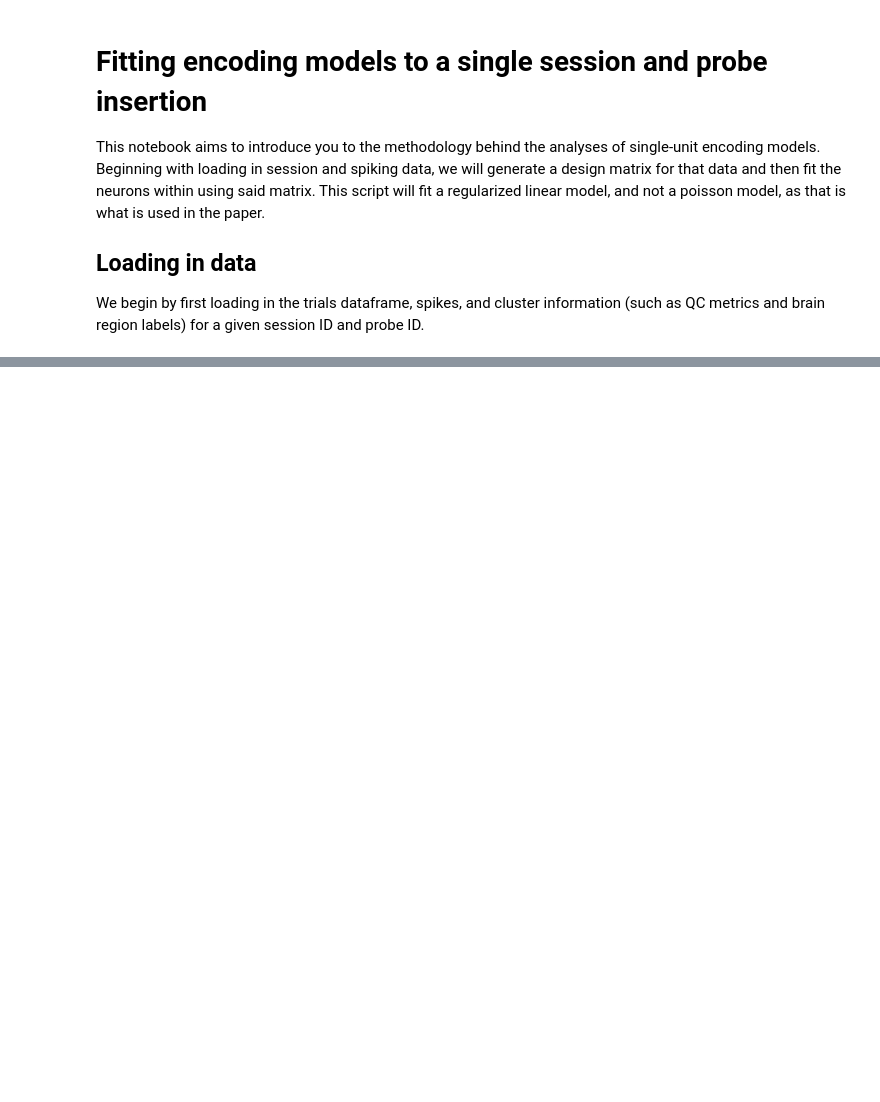
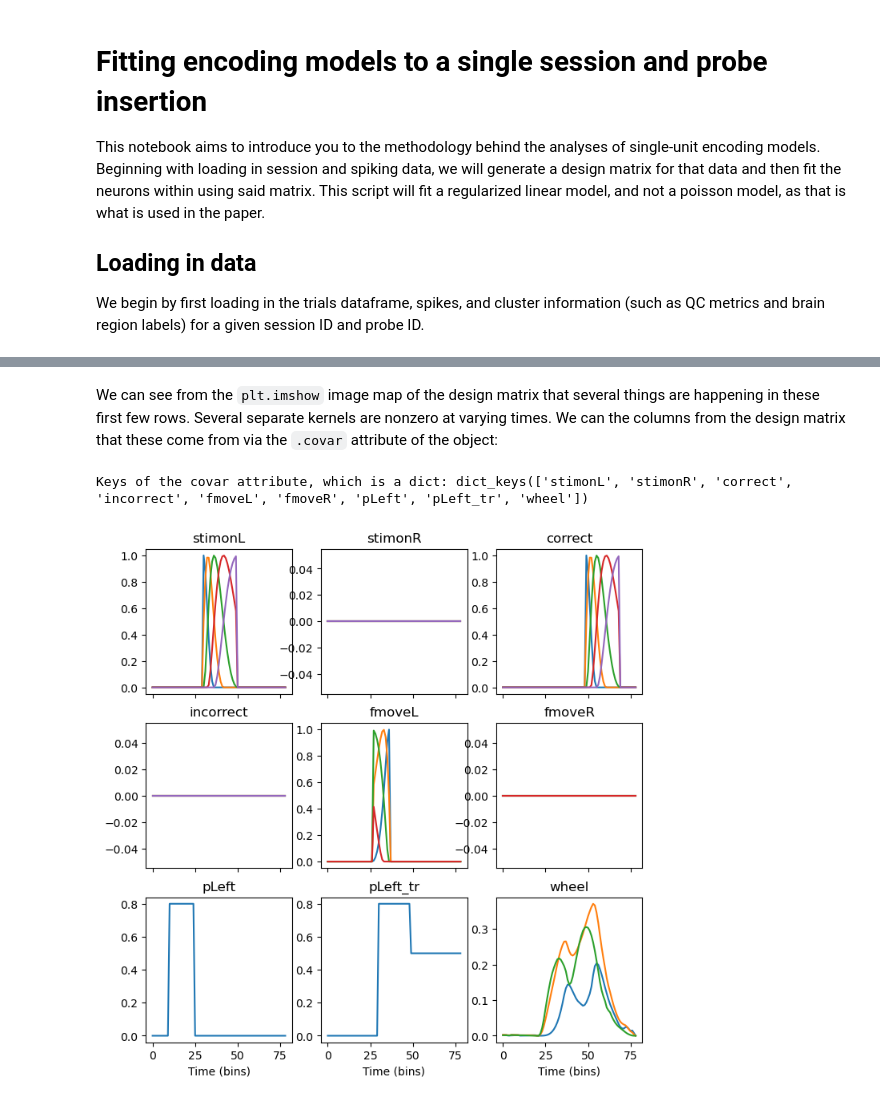
Before and after one commit to int-brain-lab/paper-brain-wide-map, a Jupyter notebook: brainwidemap/encoding/scripts/fit_example_session.ipynb, the cells around one changed output, grey strips where cells are left out. Drawn from its saved outputs; the diff is of its cells as text; code cells hidden in the pictures; blank space fills up the shorter version.

```diff
--- a/brainwidemap/encoding/scripts/fit_example_session.ipynb
+++ b/brainwidemap/encoding/scripts/fit_example_session.ipynb
@@ -97,0 +190,19 @@ def load_regressors(session_id,
+# %% [markdown]
+We can see from the `plt.imshow` image map of the design matrix that several things are happening in these first few rows. Several separate kernels are nonzero at varying times. We can the columns from the design matrix that these come from via the `.covar` attribute of the object:
+# %%
+print("Keys of the covar attribute, which is a dict:", design_matrix.covar.keys())
+trial_idx = 0
+trialinds = np.argwhere(design_matrix.trlabels == trial_idx)[:, 0]
+fig, ax = plt.subplots(3, 3, figsize=(8, 8), sharex=True)
+ax = ax.flatten()
+for i, cov in enumerate(design_matrix.covar.keys()):
+    # design_matrix.covar contains per-covariate information for each regressor we added to the design matrix.
+    # The columns in the matrix corresponding to this covariate are stored in the "dmcol_idx" key
+    dmcols = design_matrix.covar[cov]["dmcol_idx"]
+    ax[i].plot(design_matrix.dm[trialinds][:, dmcols])
+    ax[i].set_title(cov)
+    if i in [6, 7, 8]:
+        ax[i].set_xlabel("Time (bins)")
+# %% [output]
+Keys of the covar attribute, which is a dict: dict_keys(['stimonL', 'stimonR', 'correct', 'incorrect', 'fmoveL', 'fmoveR', 'pLeft', 'pLeft_tr', 'wheel'])
+[figure, added]
```
Also changed, not shown: parts of 16 cells of this notebook, 12 other files.
